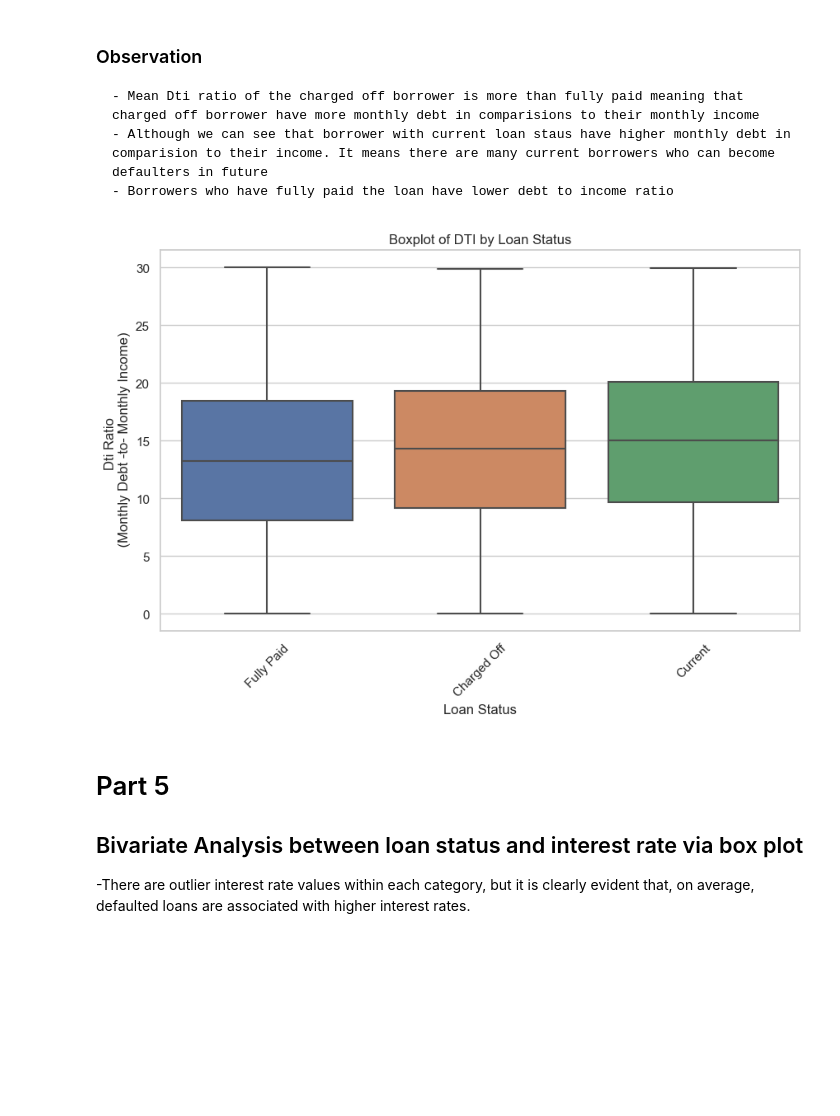
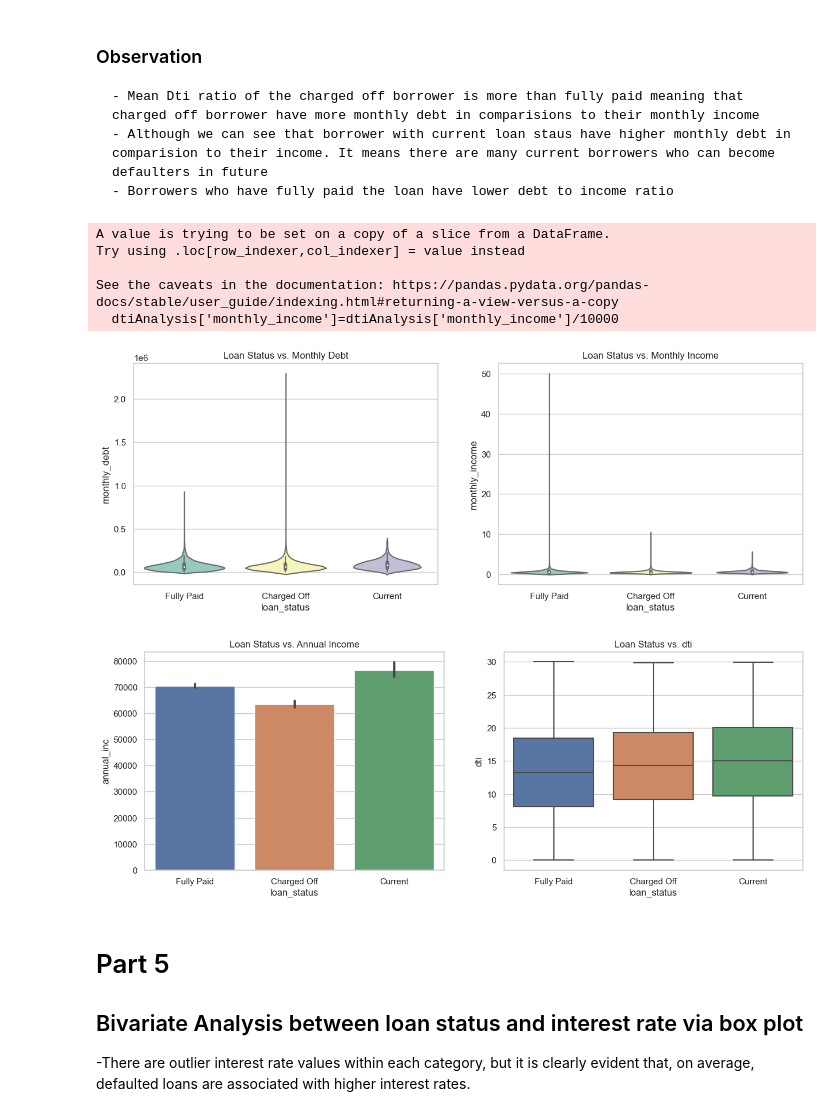
Before and after one commit to gauravtyagi02/lendingclubcasestudy, a Jupyter notebook: LendingCaseClubStudy.ipynb, the cells around one changed output. Drawn from its saved outputs; the diff is of its cells as text; code cells hidden in the pictures; blank space fills up the shorter version.

Commit message:
done changes for income

```diff
--- a/LendingCaseClubStudy.ipynb
+++ b/LendingCaseClubStudy.ipynb
@@ -84,5 +84,8 @@ relevantColumns['intrt_without_percent_sign']=relevantColumns['int_rate'].str.rs
 relevantColumns['Date'] = pd.to_datetime(relevantColumns['issue_d'], format='%b-%y')
 relevantColumns['year']=  relevantColumns['Date'].dt.year
 
-relevantColumns[['monthly_income','emp_length_years','intrt_without_percent_sign','Date','year']]
+# calculating Monthly debt of borrows
+relevantColumns['monthly_debt']=round(relevantColumns['dti']*relevantColumns['monthly_income'],2)
+
+relevantColumns[['monthly_income','monthly_debt','dti','emp_length_years','intrt_without_percent_sign','Date','year']]
 # %% [output]
@@ -173,17 +176,39 @@ plt.show()
     - Although we can see that borrower with current loan staus have higher monthly debt in comparision to their income. It means there are many current borrowers who can become defaulters in future
     - Borrowers who have fully paid the loan have lower debt to income ratio
 # %%
-dtiAnalysis=relevantColumns[['loan_status','dti','monthly_income','emp_length','home_ownership']]
+dtiAnalysis=relevantColumns[['loan_status','dti','annual_inc','monthly_income','monthly_debt','emp_length','home_ownership']]
+
+dtiAnalysis['monthly_income']=dtiAnalysis['monthly_income']/10000
+
+fig, axis = plt.subplots(1, 2, figsize=(15, 5))
+
+
+sns.violinplot(x="loan_status" ,y="monthly_debt",data=dtiAnalysis, palette="Set3",  ax=axis[0])
+axis[0].set_title("Loan Status vs. Monthly Debt")
+
+
+sns.violinplot(x="loan_status" ,y="monthly_income",data=dtiAnalysis, palette="Set3",ax=axis[1])
+axis[1].set_title("Loan Status vs. Monthly Income")
+
+fig, axis = plt.subplots(1, 2, figsize=(15, 5))
+sns.barplot(x="loan_status" ,y="annual_inc",data=dtiAnalysis, ax=axis[0])
+axis[0].set_title("Loan Status vs. Annual Income")
+
+sns.boxplot(x="loan_status" ,y="dti",data=dtiAnalysis, ax=axis[1])
+axis[1].set_title("Loan Status vs. dti")
+
+
 sns.set(style="whitegrid")
-plt.figure(figsize=(10, 6))
-sns.boxplot(data=dtiAnalysis, x="loan_status", y="dti")
-plt.xlabel("Loan Status")
-plt.ylabel("Dti Ratio \n (Monthly Debt -to- Monthly Income)")
-plt.title("Boxplot of DTI by Loan Status")
-plt.xticks(rotation=45)
+plt.subplots_adjust(hspace=0.5)
 plt.show()
 # %% [output]
+A value is trying to be set on a copy of a slice from a DataFrame.
+Try using .loc[row_indexer,col_indexer] = value instead
+
+See the caveats in the documentation: https://pandas.pydata.org/pandas-docs/stable/user_guide/indexing.html#returning-a-view-versus-a-copy
+  dtiAnalysis['monthly_income']=dtiAnalysis['monthly_income']/10000
-[figure, old version]
+[figure, new version]
+[figure, added]
 # %% [markdown]
 # Part 5
 ## Bivariate Analysis between loan status and interest rate via box plot
```
Also changed, not shown: parts of 8 cells of this notebook.
